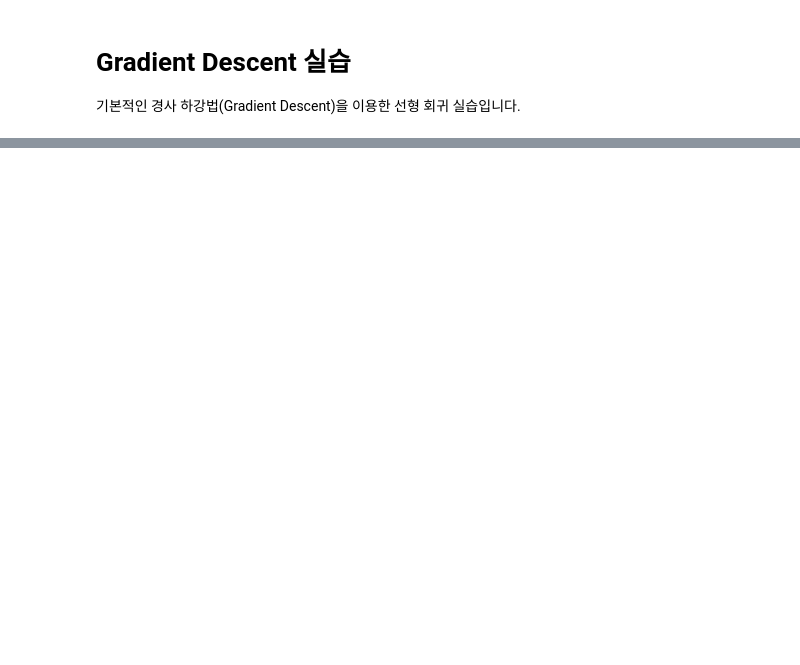
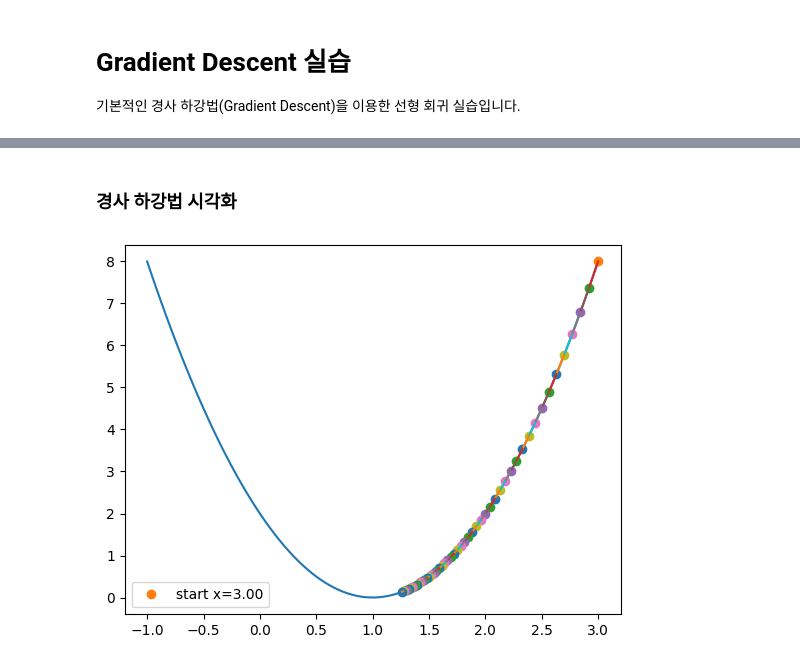
Before and after one commit to imguru-mooc/HR_AI, a Jupyter notebook: notebooks/Gradient_Descent_Example.ipynb, the cells around one changed output, grey strips where cells are left out. Saved outputs shown, nothing was run; the diff lists cells and outputs as text; code cells hidden in the pictures; blank space fills up the shorter version.

```diff
--- a/notebooks/Gradient_Descent_Example.ipynb
+++ b/notebooks/Gradient_Descent_Example.ipynb
@@ -69,0 +173,35 @@ plt.show()
+# %% [markdown]
+### 경사 하강법 시각화
+# %%
+import numpy as np   # numeriacal computing
+import matplotlib.pyplot as plt  # plotting core
+
+# simple function to demo step size
+def f(x) : # A parabola
+    f = 0.5*(2-x*2)**2
+    return f
+def Df(x) : # The derivative (gradient)
+    Df = 2*(2-x*2)
+    return Df
+def xp1(x,alpha) : # update
+    xp1 = x + alpha * Df(x)
+    return xp1
+
+def plot_steps( guess, alpha, nsteps) :
+    fig, ax = plt.subplots()
+    x = np.linspace(-1,3,100)
+    ax.plot(x, f(x))
+    x = guess
+    ax.plot(x,f(x), 'o', label='start x=%.2f' %x )
+    for i in range(nsteps):
+        xold = x
+        x = xp1(x,alpha)
+        #ax.plot(x,f(x), 'o', label='x = %.2f' %x)
+        ax.plot(x,f(x), 'o')
+        ax.plot([xold,x],[f(xold),f(x)], '-')
+    plt.legend()
+    plt.show()
+
+plot_steps(3, 0.01, 50)
+# %% [output]
+[figure, added]
```
Also changed, not shown: parts of 23 cells of this notebook.
